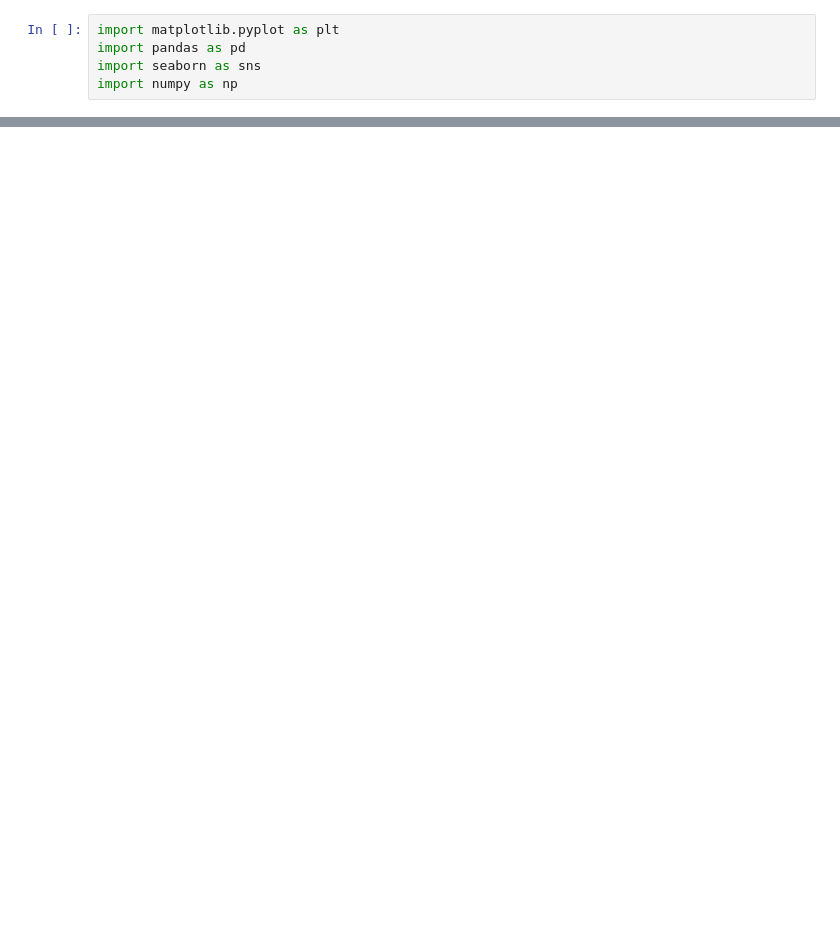
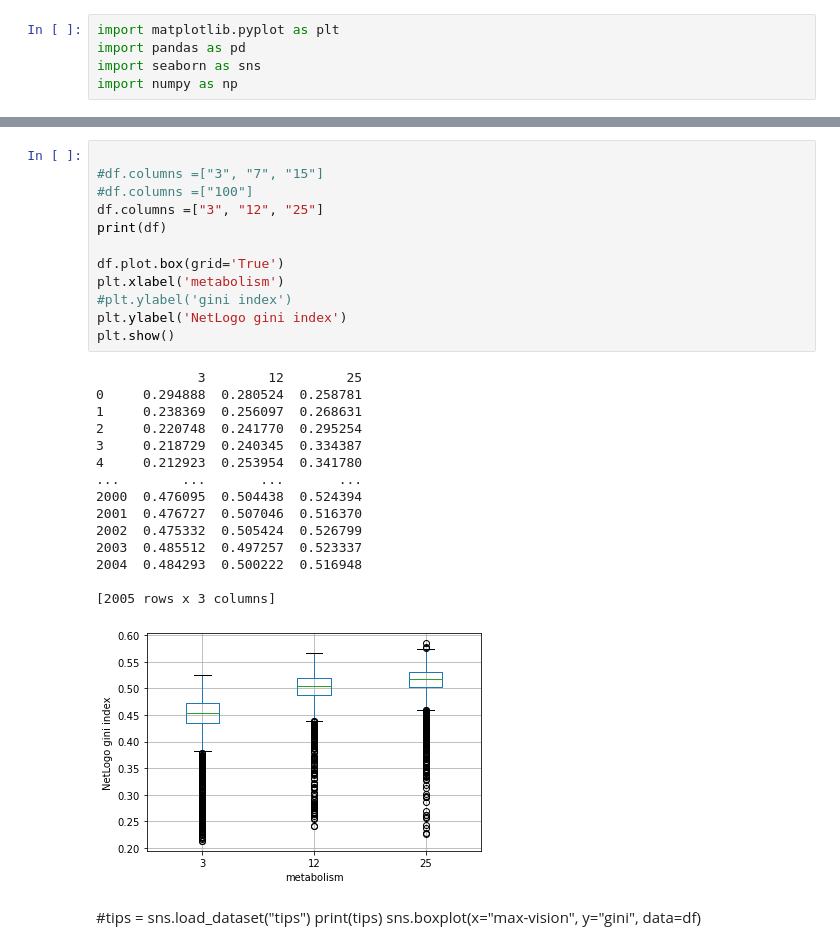
Before and after one commit to Aquila96/MCS-Project, a Jupyter notebook: Plot.ipynb, the cells around one changed output, grey strips where cells are left out. Cells and saved outputs as stored; diff of their text form; blank space fills up the shorter version.

Commit message:
graphs done

```diff
--- a/Plot.ipynb
+++ b/Plot.ipynb
@@ -6 +40,34 @@ import numpy as np
+# %%
+
+#df.columns =["3", "7", "15"]
+#df.columns =["100"]
+df.columns =["3", "12", "25"]
+print(df)
+
+df.plot.box(grid='True')
+plt.xlabel('metabolism')
+#plt.ylabel('gini index')
+plt.ylabel('NetLogo gini index')
+plt.show()
+# %% [output]
+             3        12        25
+0     0.294888  0.280524  0.258781
+1     0.238369  0.256097  0.268631
+2     0.220748  0.241770  0.295254
+3     0.218729  0.240345  0.334387
+4     0.212923  0.253954  0.341780
+...        ...       ...       ...
+2000  0.476095  0.504438  0.524394
+2001  0.476727  0.507046  0.516370
+2002  0.475332  0.505424  0.526799
+2003  0.485512  0.497257  0.523337
+2004  0.484293  0.500222  0.516948
+
+[2005 rows x 3 columns]
+[figure, added]
+# %% [markdown]
+
+#tips = sns.load_dataset("tips")
+print(tips)
+sns.boxplot(x="max-vision", y="gini", data=df)
 # %%
```
Also changed, not shown: parts of 6 cells of this notebook, 2 other files.
